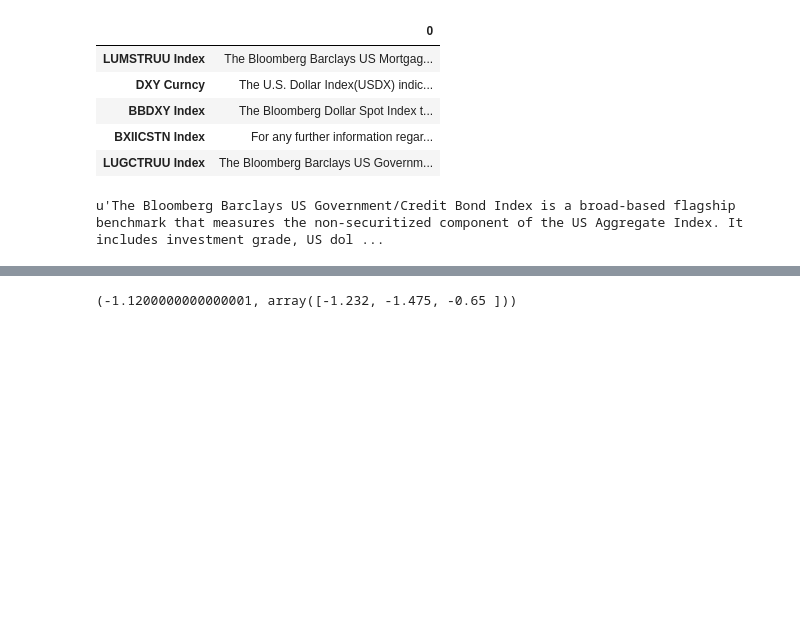
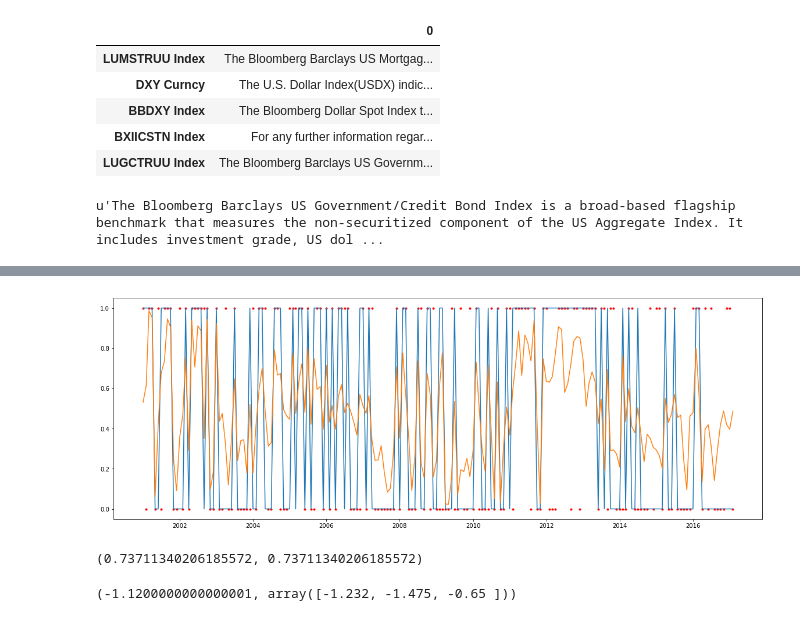
Before and after one commit to wipadawanna/Sector-Analysis, a Jupyter notebook: Luke_working_space/Financial Sector data addition.ipynb, the cells around one changed output, grey strips where cells are left out. Cells and saved outputs as stored; diff of their text form; code cells hidden in the pictures; blank space fills up the shorter version.

```diff
--- a/Luke_working_space/Financial Sector data addition.ipynb
+++ b/Luke_working_space/Financial Sector data addition.ipynb
@@ -75,0 +164,7 @@ fin_x,y = model_data(fin_x,y)
+# %%
+logistic  = LogisticRegression(penalty='l2', C = 1/(0.00000001))
+logistic.fit(fin_x,y)
+
+coef_df = pd.DataFrame(logistic.coef_,columns=fin_x.columns)
+predict_df = pd.DataFrame(logistic.predict(fin_x),index=fin_x.index)
+predict_prob_df = pd.DataFrame(logistic.predict_proba(fin_x),index = fin_x.index).iloc[:,[1]]
@@ -76,3 +177,16 @@ fin_x,y = model_data(fin_x,y)
+# %%
+plt.figure(figsize=(20,7))
+plt.plot(y,'r.')
+plt.plot(predict_df)
+plt.plot(predict_prob_df)
+plt.show()
+# %% [output]
+[figure, added]
+# %%
+
+evaluate_metric(y,predict_df,'acf')
+# %% [output]
+(0.73711340206185572, 0.73711340206185572)
 # %%
 n = 3
 evaluation_metric = 'r2'
```
Also changed, not shown: parts of 17 cells of this notebook, 9 other files.
